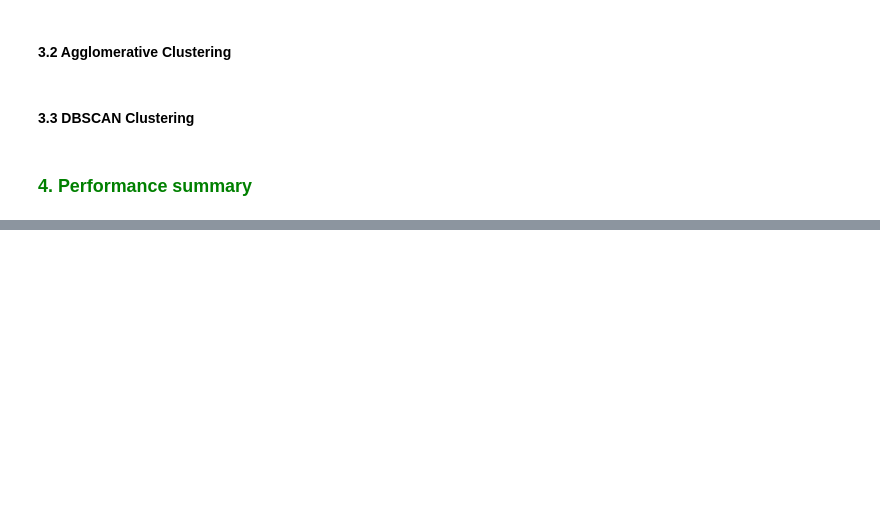
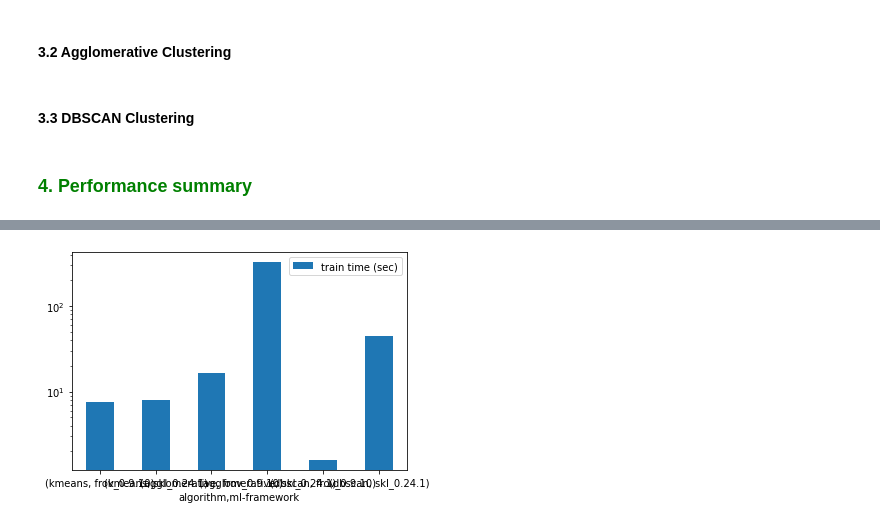
Before and after one commit to frovedis/frovedis, a Jupyter notebook: doc/notebook/04_1_mnist_clustering_dense.ipynb, the cells around one changed output, grey strips where cells are left out. Saved outputs shown, nothing was run; the diff lists cells and outputs as text; code cells hidden in the pictures; blank space fills up the shorter version.

```diff
--- a/doc/notebook/4_1_mnist_clustering_dense.ipynb
+++ b/doc/notebook/04_1_mnist_clustering_dense.ipynb
@@ -165,0 +164,4 @@ summary
+# %%
+ax = summary.plot.bar(rot=0, log=True, stacked=True)
+# %% [output]
+[figure, added]
```
Also changed, not shown: parts of 6 cells of this notebook, 17 other files.
